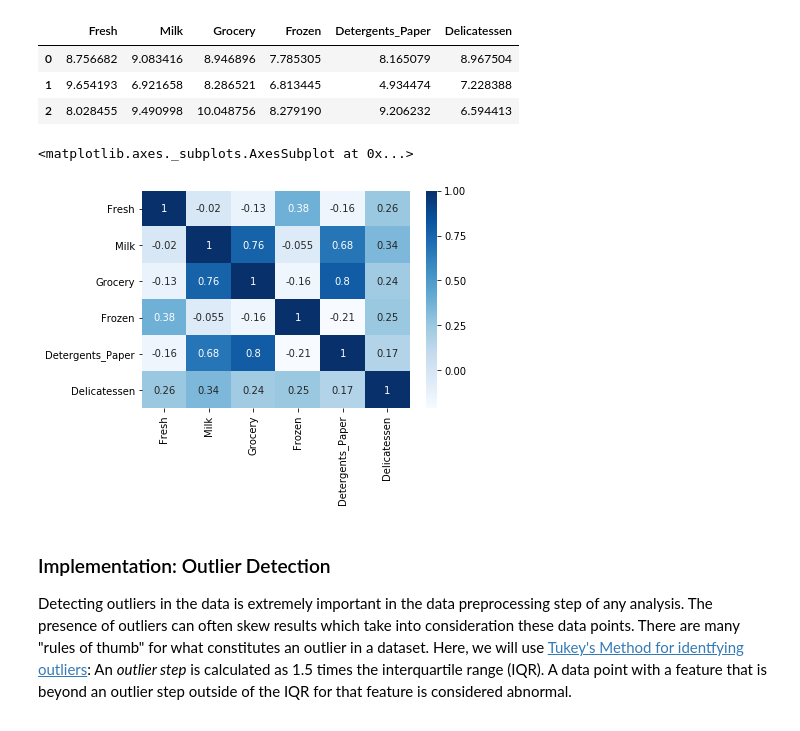
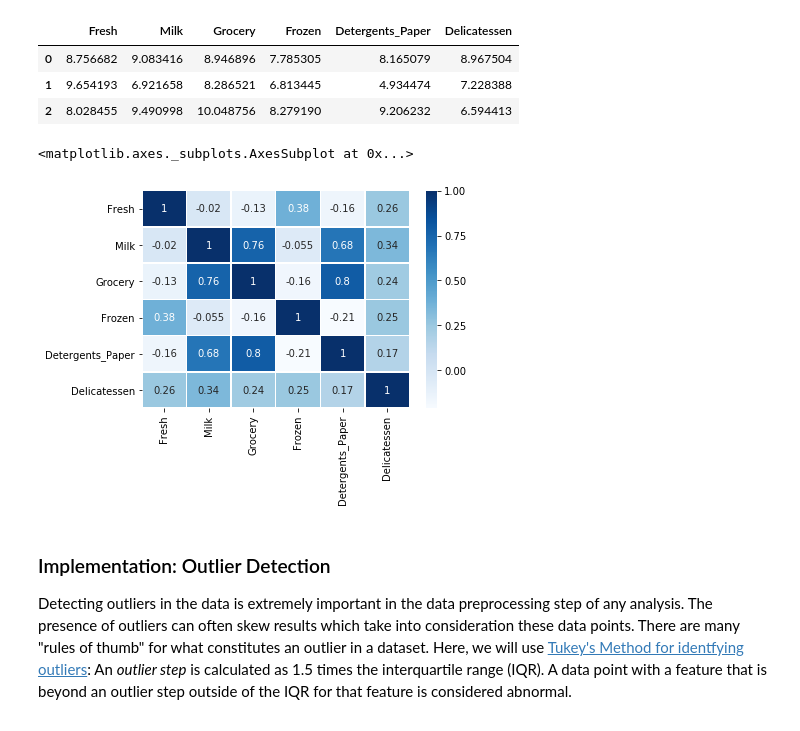
Before and after one commit to timtim816/customer_segments, a Jupyter notebook: customer_segments.ipynb, the cells around one changed output. Saved outputs shown, nothing was run; the diff lists cells and outputs as text; code cells hidden in the pictures.

```diff
--- a/customer_segments.ipynb
+++ b/customer_segments.ipynb
@@ -201,10 +201,10 @@ display(log_samples)
 | 1 | 9.654193 | 6.921658 | 8.286521 | 6.813445 | 4.934474 | 7.228388 |
 | 2 | 8.028455 | 9.490998 | 10.048756 | 8.279190 | 9.206232 | 6.594413 |
 # %%
-sns.heatmap(log_data.corr(), annot=True, cmap="Blues")
+sns.heatmap(log_data.corr(), annot=True, cmap="Blues", linewidths = 0.5)
 # %% [output]
 <matplotlib.axes._subplots.AxesSubplot at 0x...>
-[figure, old version]
+[figure, new version]
 # %% [markdown]
 ### Implementation: Outlier Detection
 Detecting outliers in the data is extremely important in the data preprocessing step of any analysis. The presence of outliers can often skew results which take into consideration these data points. There are many "rules of thumb" for what constitutes an outlier in a dataset. Here, we will use [Tukey's Method for identfying outliers](http://datapigtechnologies.com/blog/index.php/highlighting-outliers-in-your-data-with-the-tukey-method/): An *outlier step* is calculated as 1.5 times the interquartile range (IQR). A data point with a feature that is beyond an outlier step outside of the IQR for that feature is considered abnormal.
```
Also changed, not shown: parts of 7 cells of this notebook, 1 other file.
